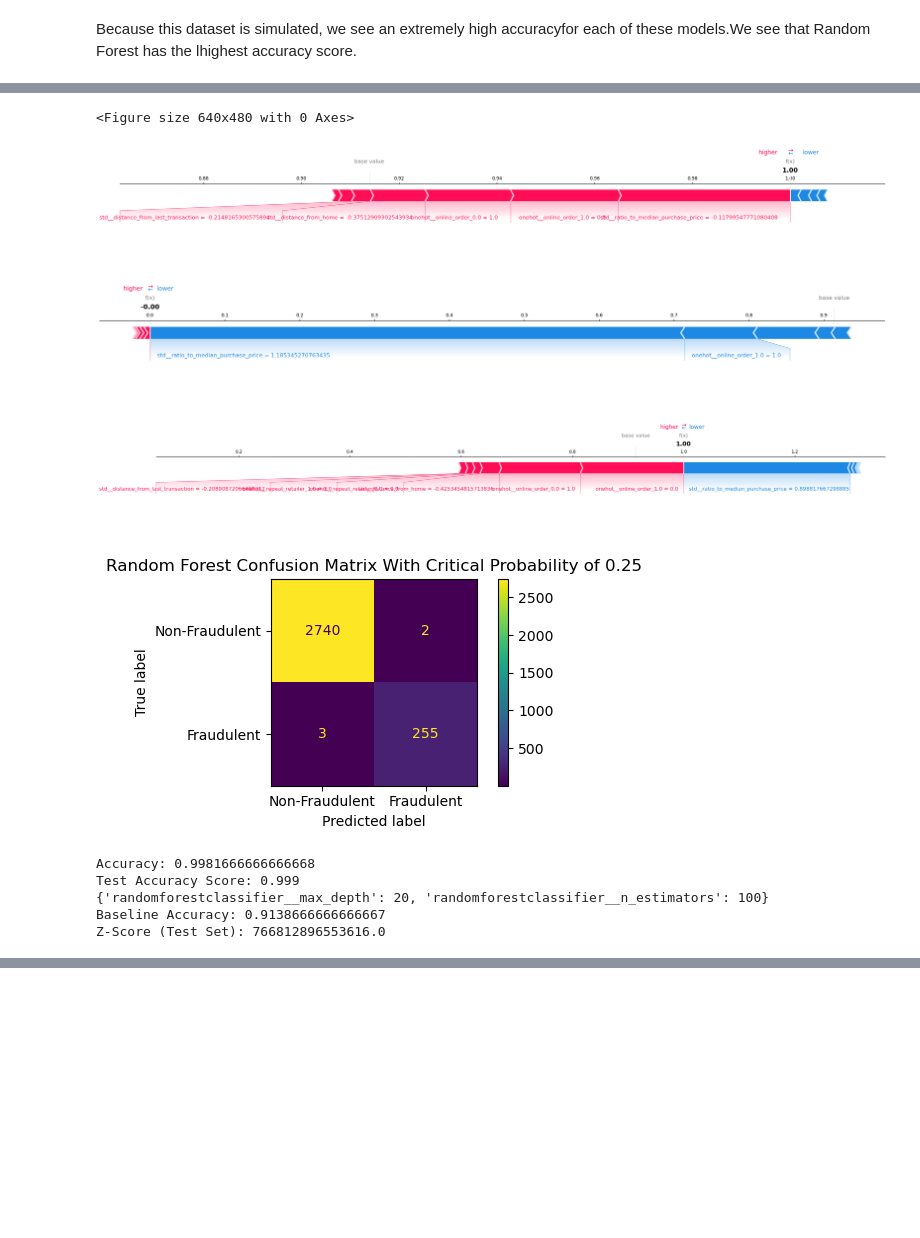
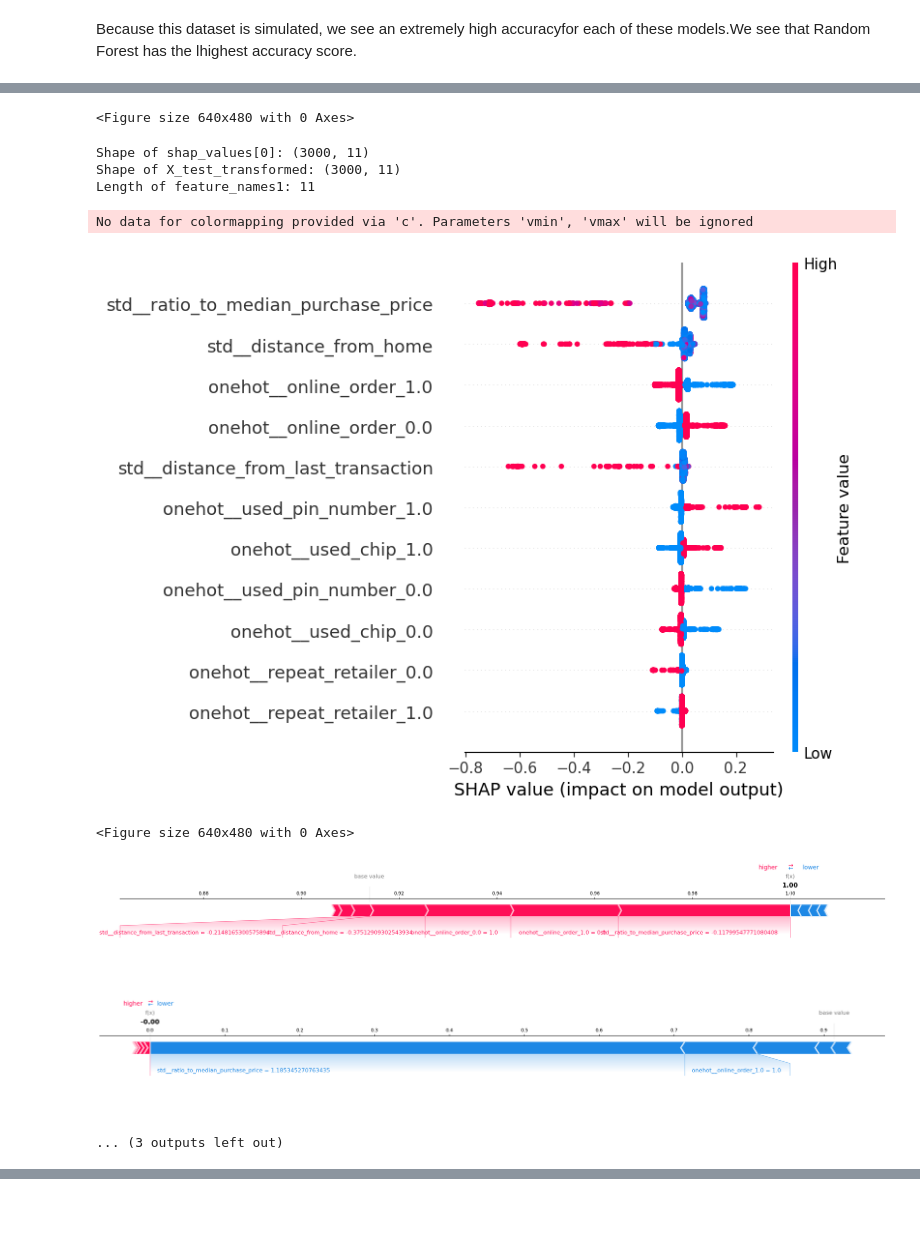
Before and after one commit to zoeykatzive/data1030project, a Jupyter notebook: src/credit card fraud midterm.ipynb, the cells around one changed output, grey strips where cells are left out. Saved outputs shown, nothing was run; the diff lists cells and outputs as text; code cells hidden in the pictures; blank space fills up the shorter version.

```diff
--- a/src/credit card fraud midterm.ipynb
+++ b/src/credit card fraud midterm.ipynb
@@ -702,6 +702,7 @@ def ML_Pipeline_Kfold(X, y,random_state, n_folds):
 
     #Shap Values
     import shap
+
     shap.initjs() # required for visualizations later on
     # create the explainer object with the random forest model
     #explainer = shap.TreeExplainer(grid.best_estimator_[1])
@@ -711,10 +712,19 @@ def ML_Pipeline_Kfold(X, y,random_state, n_folds):
     X_test_transformed = best_model.named_steps['columntransformer'].transform(X_test)
     X_test_transformed = pd.DataFrame(data=X_test_transformed, columns=feature_names1)
     # calculate shap values on the first 1000 points in the test
-    shap_values = explainer.shap_values(X_test_transformed[:1000])
+    shap_values = explainer.shap_values(X_test_transformed[:3000])
    # print(shap_values)
     shap.summary_plot(shap_values, X_test_transformed, plot_type='bar')
     plt.savefig('global_SHAP.png', dpi=300, bbox_inches='tight')
+    plt.show()
+
+    print("Shape of shap_values[0]:", shap_values[0].shape)
+    print("Shape of X_test_transformed:", X_test_transformed.shape)
+    print("Length of feature_names1:", len(feature_names1))
+
+    # Plot summary plot for the first class (output_index=0)
+    shap.summary_plot(shap_values[0], X_test_transformed, feature_names=feature_names1)
+    plt.savefig('global_SHAP1.png', dpi=300, bbox_inches='tight')
     plt.show()
 
     indices_to_analyze = [0, 14, 200]
@@ -800,13 +811,13 @@ Fitting 3 folds for each of 6 candidates, totalling 18 fits
 <Figure size 640x480 with 0 Axes>
-[figure, old version]
+Shape of shap_values[0]: (3000, 11)
+Shape of X_test_transformed: (3000, 11)
+Length of feature_names1: 11
+No data for colormapping provided via 'c'. Parameters 'vmin', 'vmax' will be ignored
-[figure, old version]
+[figure, new version]
+<Figure size 640x480 with 0 Axes>
-[figure, old version]
+[figure, new version]
-[figure, old version]
+[figure, new version]
-Accuracy: 0.9981666666666668
-Test Accuracy Score: 0.999
-{'randomforestclassifier__max_depth': 20, 'randomforestclassifier__n_estimators': 100}
-Baseline Accuracy: 0.9138666666666667
-Z-Score (Test Set): 766812896553616.0
+... (3 outputs left out)
 # %%
 #LOGISTIC REGRESSION
 data = pd.read_csv('data/card_transdata.csv')
```
Also changed, not shown: parts of 4 cells of this notebook.
